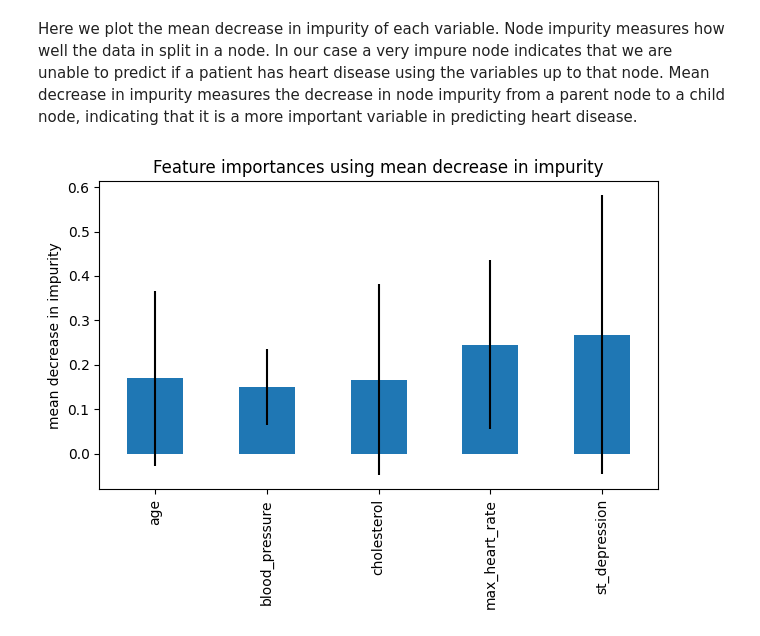
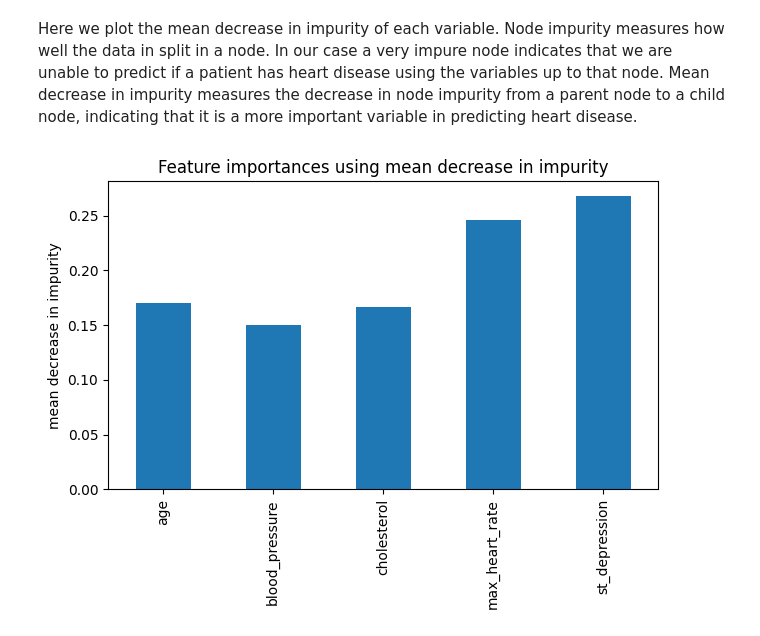
Before and after one commit to brandonleehs/SC1015-proj, a Jupyter notebook: random-forest.ipynb, the cells around one changed output. Cells and saved outputs as stored; diff of their text form; code cells hidden in the pictures.

```diff
--- a/random-forest.ipynb
+++ b/random-forest.ipynb
@@ -207,10 +207,10 @@ Here we plot the mean decrease in impurity of each variable. Node impurity measu
 # %%
 forest_importances = pd.Series(importances, index=randomforest.feature_names_in_)
 
 fig, ax = plt.subplots()
-forest_importances.plot.bar(yerr=std, ax=ax)
+forest_importances.plot.bar(ax=ax)
 ax.set_title("Feature importances using mean decrease in impurity")
 ax.set_ylabel("mean decrease in impurity")
 fig.tight_layout()
 # %% [output]
-[figure, old version]
+[figure, new version]
```
